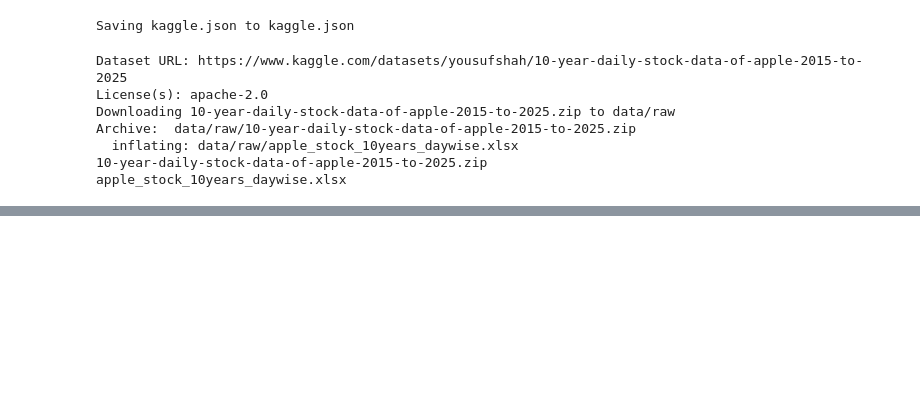
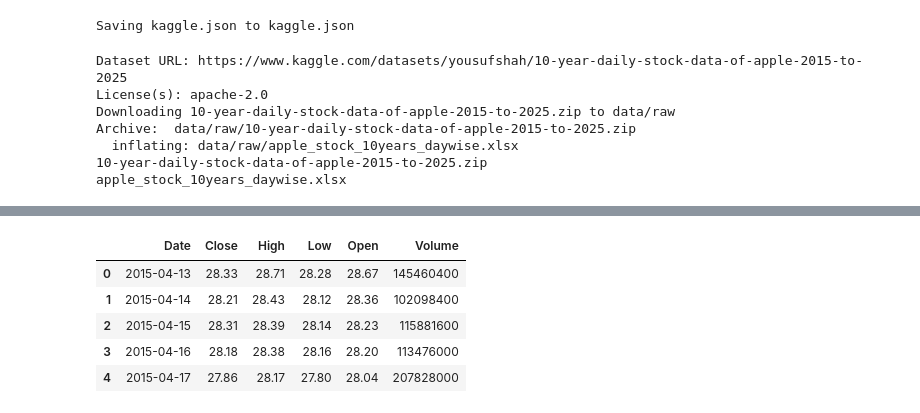
Before and after one commit to sidra3921/stock-price-forecasting-sidra2225165138, a Jupyter notebook: Week2_Data_Cleaning.ipynb, the cells around one changed output, grey strips where cells are left out. Drawn from its saved outputs; the diff is of its cells as text; code cells hidden in the pictures; blank space fills up the shorter version.

```diff
--- a/Week2_Data_Cleaning.ipynb
+++ b/Week2_Data_Cleaning.ipynb
@@ -31,0 +97,16 @@ apple_stock_10years_daywise.xlsx
+# %%
+# 📁 File ka path
+file_path = "data/raw/apple_stock_10years_daywise.xlsx"
+
+# 📊 File read karna
+df = pd.read_excel(file_path)
+
+# 👀 First 5 rows dekhna
+df.head()
+# %% [output]
+|  | Date | Close | High | Low | Open | Volume |
+| 0 | 2015-04-13 | 28.33 | 28.71 | 28.28 | 28.67 | 145460400 |
+| 1 | 2015-04-14 | 28.21 | 28.43 | 28.12 | 28.36 | 102098400 |
+| 2 | 2015-04-15 | 28.31 | 28.39 | 28.14 | 28.23 | 115881600 |
+| 3 | 2015-04-16 | 28.18 | 28.38 | 28.16 | 28.20 | 113476000 |
+| 4 | 2015-04-17 | 27.86 | 28.17 | 27.80 | 28.04 | 207828000 |
```
Also changed, not shown: parts of 11 cells of this notebook.
